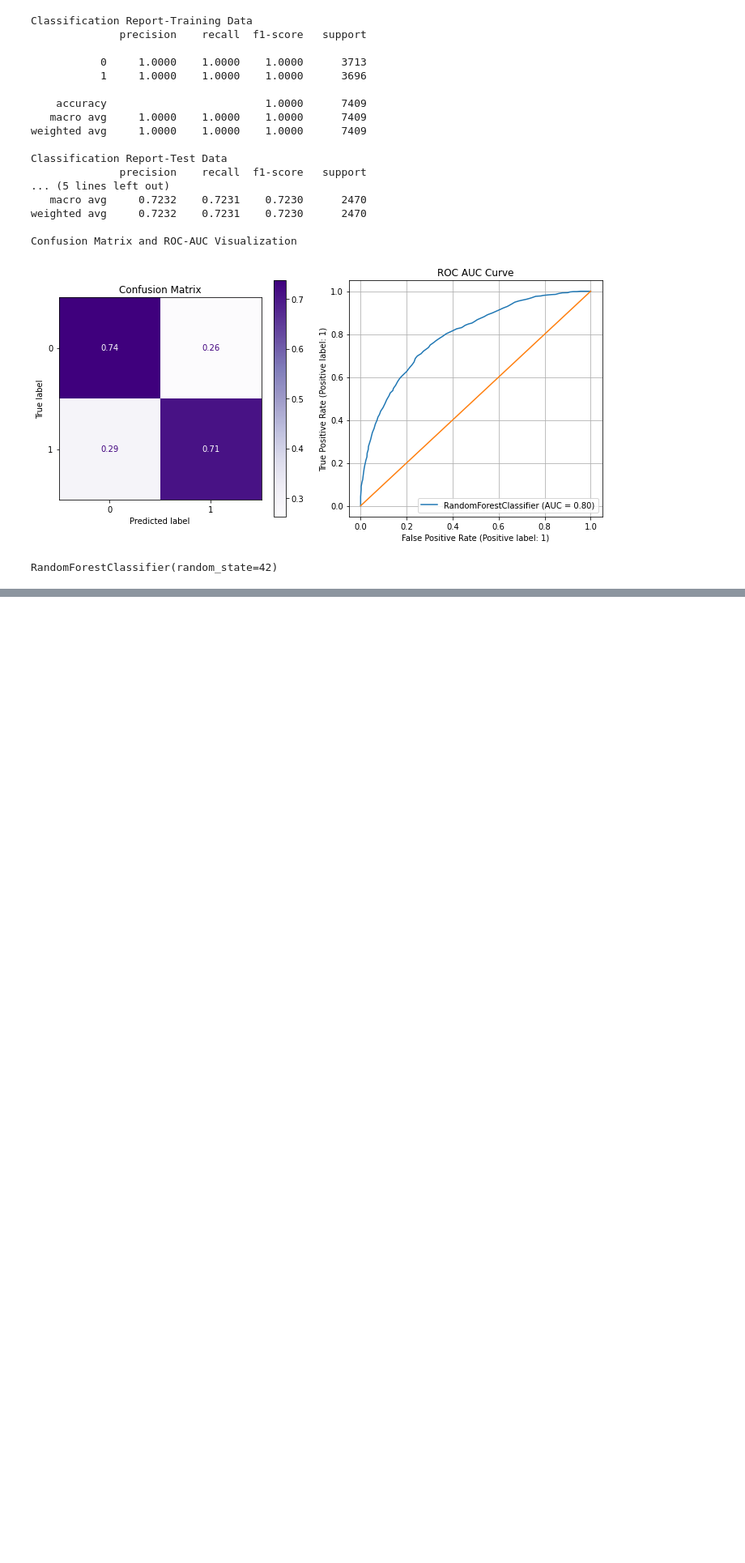
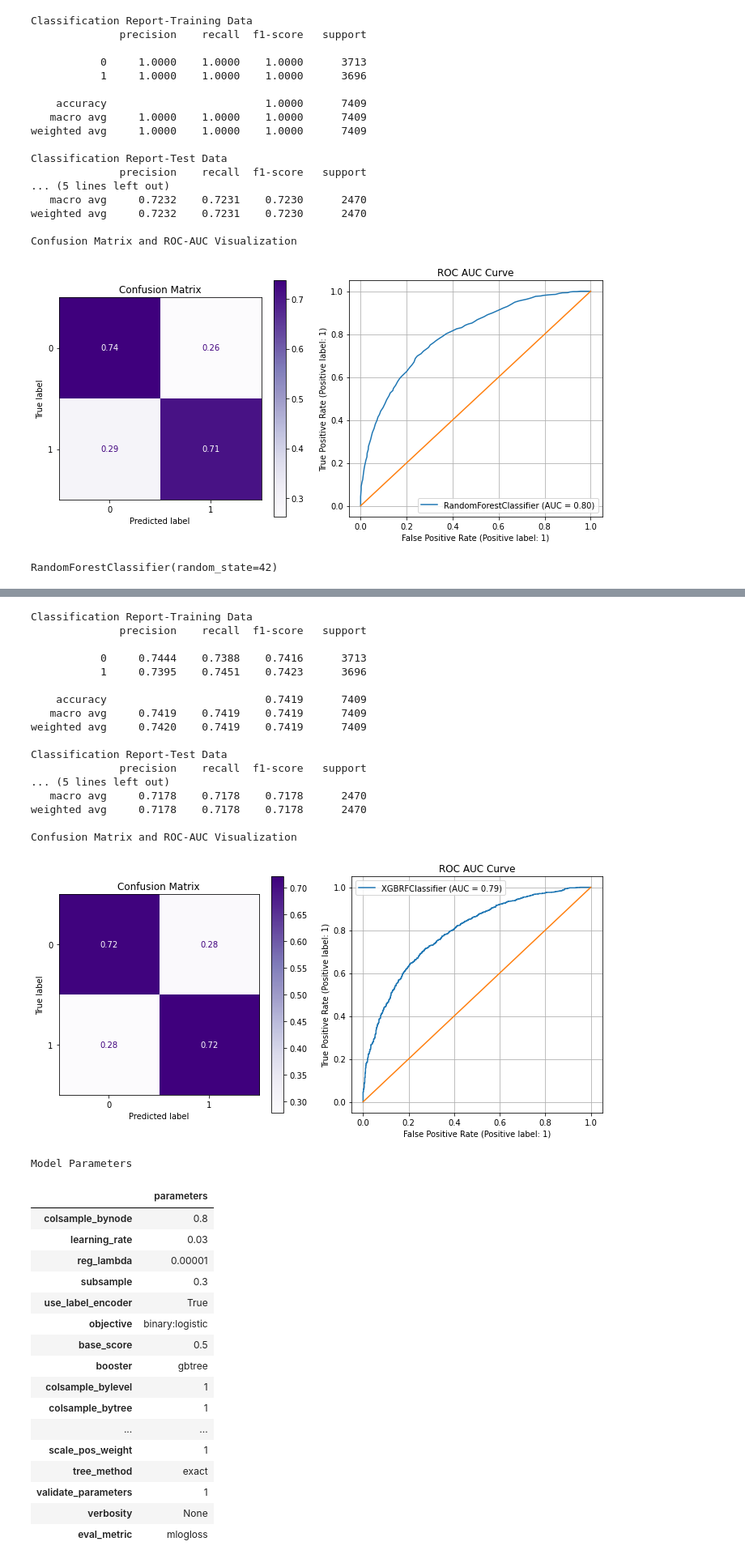
Before and after one commit to EricTHNguyen/My-league-game-analysis, a Jupyter notebook: notebook7b14834385.ipynb, the cells around one changed output, grey strips where cells are left out. Shown at 81% size. Cells and saved outputs as stored; diff of their text form; code cells hidden in the pictures; blank space fills up the shorter version.

```diff
--- a/notebook7b14834385.ipynb
+++ b/notebook7b14834385.ipynb
@@ -517,0 +572,11 @@ RandomForestClassifier(random_state=42)
+# %%
+#Create param grid for XGBoost random forest gs and fit to data
+xgb_rf=XGBRFClassifier(random_state=42,eval_metric='mlogloss')
+
+params= {'learning_rate': [0.03,0.05,0.06],
+        'max_depth':[4,5,6],
+        'min_child_weight':[2,3,4],
+        'subsample':[0.3,0.4,0.5],
+        'n_estimators':[100]}
+xgb_grid= GridSearchCV(xgb_rf, params, scoring='recall_macro')
+xgb_grid.fit(X_train_select, y_train_select)
@@ -517,0 +610,40 @@ RandomForestClassifier(random_state=42)
+# %%
+#eval best estimating model
+evaluate_model(xgb_grid.best_estimator_, X_train_select, y_train_select, X_test_select,y_test_select, params=True)
+# %% [output]
+Classification Report-Training Data
+              precision    recall  f1-score   support
+
+           0     0.7444    0.7388    0.7416      3713
+           1     0.7395    0.7451    0.7423      3696
+
+    accuracy                         0.7419      7409
+   macro avg     0.7419    0.7419    0.7419      7409
+weighted avg     0.7420    0.7419    0.7419      7409
+
+Classification Report-Test Data
+              precision    recall  f1-score   support
+... (5 lines left out)
+   macro avg     0.7178    0.7178    0.7178      2470
+weighted avg     0.7178    0.7178    0.7178      2470
+
+Confusion Matrix and ROC-AUC Visualization
+[figure, added]
+Model Parameters
+|  | parameters |
+| colsample_bynode | 0.8 |
+| learning_rate | 0.03 |
+| reg_lambda | 0.00001 |
+| subsample | 0.3 |
+| use_label_encoder | True |
+| objective | binary:logistic |
+| base_score | 0.5 |
+| booster | gbtree |
+| colsample_bylevel | 1 |
+| colsample_bytree | 1 |
+| ... | ... |
+| scale_pos_weight | 1 |
+| tree_method | exact |
+| validate_parameters | 1 |
+| verbosity | None |
+| eval_metric | mlogloss |
```
Also changed, not shown: parts of 27 cells of this notebook.
